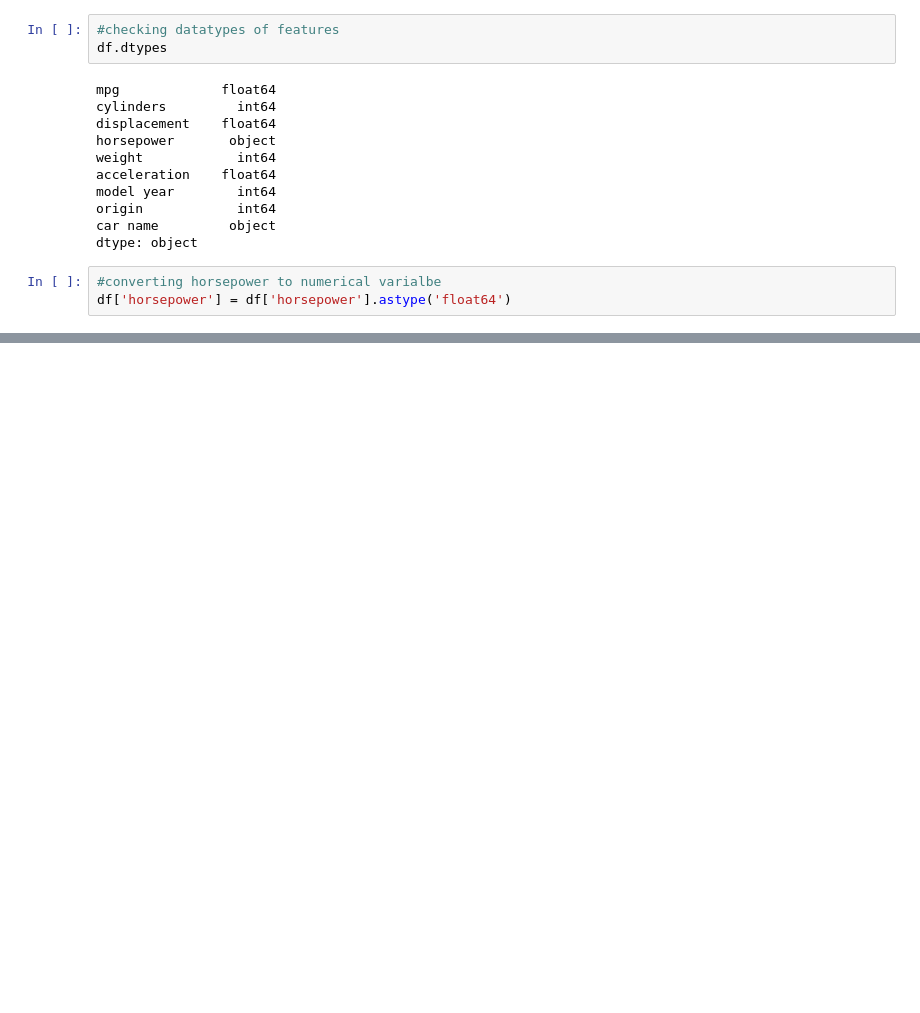
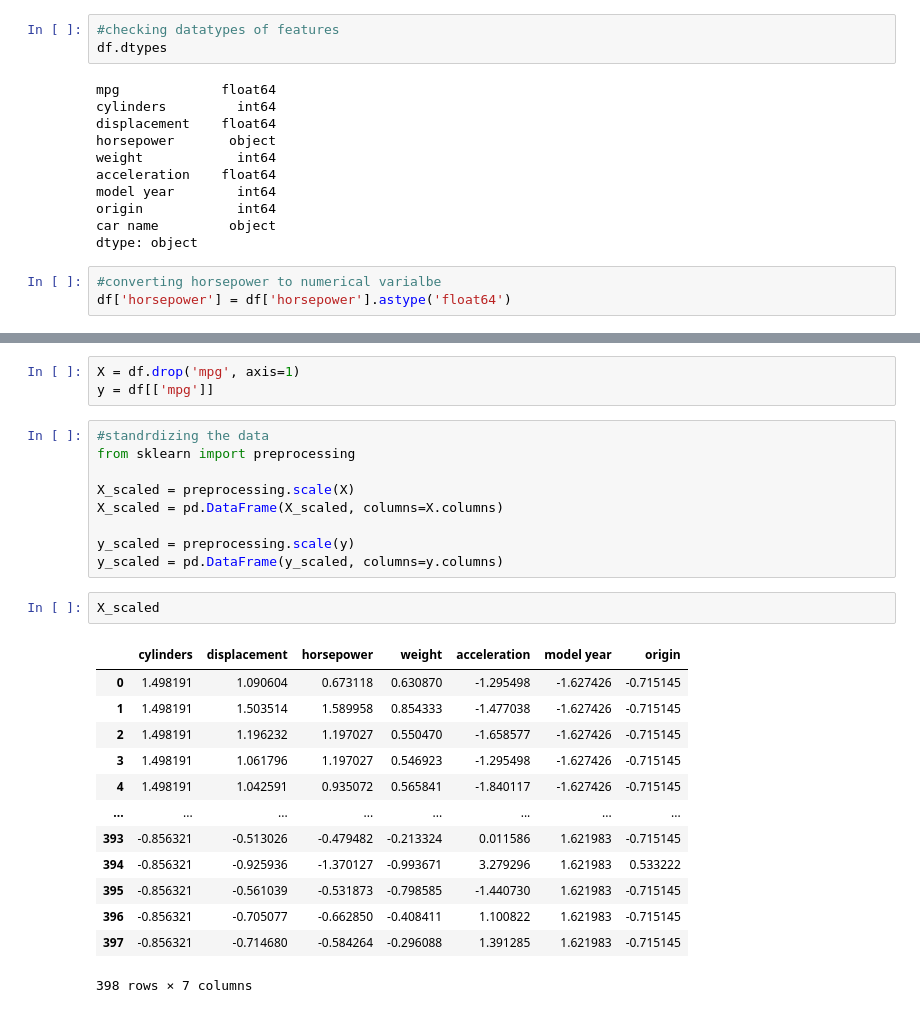
Before and after one commit to mubarakmayyeri/Fuel-Efficiency-prediction, a Jupyter notebook: fuel_efficiency_prediction.ipynb, the cells around one changed output, grey strips where cells are left out. Cells and saved outputs as stored; diff of their text form; blank space fills up the shorter version.

```diff
--- a/fuel_efficiency_prediction.ipynb
+++ b/fuel_efficiency_prediction.ipynb
@@ -122,0 +178,28 @@ df['horsepower'] = df['horsepower'].astype('float64')
+# %%
+X = df.drop('mpg', axis=1)
+y = df[['mpg']]
+# %%
+#standrdizing the data
+from sklearn import preprocessing
+
+X_scaled = preprocessing.scale(X)
+X_scaled = pd.DataFrame(X_scaled, columns=X.columns)
+
+y_scaled = preprocessing.scale(y)
+y_scaled = pd.DataFrame(y_scaled, columns=y.columns)
+# %%
+X_scaled
+# %% [output]
+|  | cylinders | displacement | horsepower | weight | acceleration | model year | origin |
+| 0 | 1.498191 | 1.090604 | 0.673118 | 0.630870 | -1.295498 | -1.627426 | -0.715145 |
+| 1 | 1.498191 | 1.503514 | 1.589958 | 0.854333 | -1.477038 | -1.627426 | -0.715145 |
+| 2 | 1.498191 | 1.196232 | 1.197027 | 0.550470 | -1.658577 | -1.627426 | -0.715145 |
+| 3 | 1.498191 | 1.061796 | 1.197027 | 0.546923 | -1.295498 | -1.627426 | -0.715145 |
+| 4 | 1.498191 | 1.042591 | 0.935072 | 0.565841 | -1.840117 | -1.627426 | -0.715145 |
+| ... | ... | ... | ... | ... | ... | ... | ... |
+| 393 | -0.856321 | -0.513026 | -0.479482 | -0.213324 | 0.011586 | 1.621983 | -0.715145 |
+| 394 | -0.856321 | -0.925936 | -1.370127 | -0.993671 | 3.279296 | 1.621983 | 0.533222 |
+| 395 | -0.856321 | -0.561039 | -0.531873 | -0.798585 | -1.440730 | 1.621983 | -0.715145 |
+| 396 | -0.856321 | -0.705077 | -0.662850 | -0.408411 | 1.100822 | 1.621983 | -0.715145 |
+| 397 | -0.856321 | -0.714680 | -0.584264 | -0.296088 | 1.391285 | 1.621983 | -0.715145 |
+398 rows × 7 columns
```
Also changed, not shown: parts of 9 cells of this notebook.
